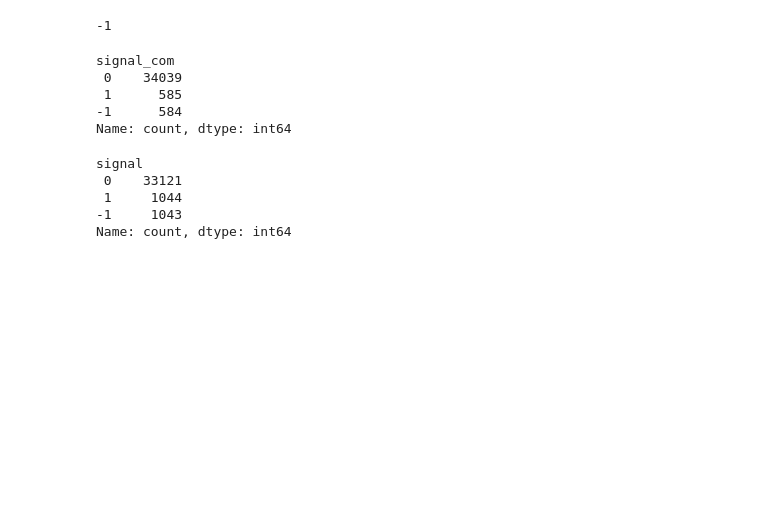
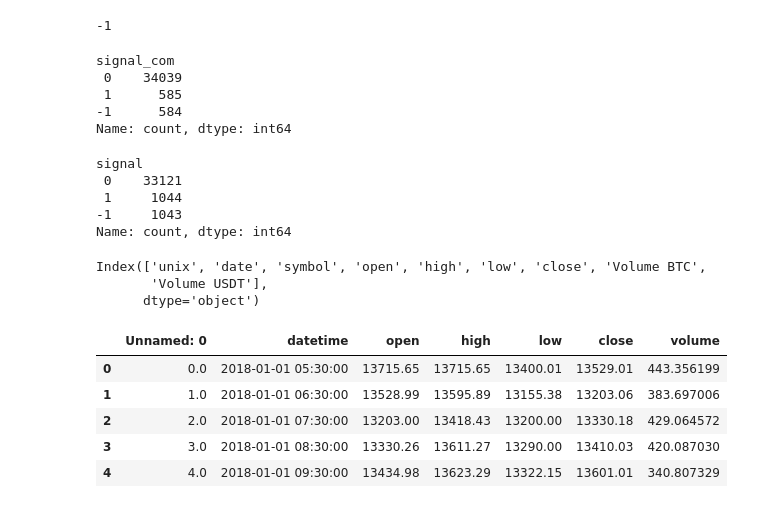
Before and after one commit to Doofinchmertz/ZeltaLabPS, a Jupyter notebook: BackTesting/src/Ayush/mfi.ipynb, the cells around one changed output. Saved outputs shown, nothing was run; the diff lists cells and outputs as text; code cells hidden in the pictures; blank space fills up the shorter version.

Commit message:
Ayush

```diff
--- a/BackTesting/src/Ayush/mfi.ipynb
+++ b/BackTesting/src/Ayush/mfi.ipynb
@@ -602,0 +605,30 @@ df.to_csv(r"C:\Users\ayush\Desktop\IITB\ZeltaLabPS\BackTesting\src\logs\mfi_natr
+# %%
+df3 = pd.read_csv(r"C:\Users\ayush\Desktop\IITB\ZeltaLabPS\BackTesting\src\Ayush\data.csv")
+# %%
+df3.head()
+print(df3.columns)
+# %% [output]
+Index(['unix', 'date', 'symbol', 'open', 'high', 'low', 'close', 'Volume BTC',
+       'Volume USDT'],
+      dtype='object')
+# %%
+df1 = pd.read_csv(r"C:\Users\ayush\Desktop\IITB\ZeltaLabPS\BackTesting\dataset\train\btcusdt_1h_train.csv")
+df2 = pd.read_csv(r"C:\Users\ayush\Desktop\IITB\ZeltaLabPS\BackTesting\dataset\test\btcusdt_1h_test.csv")
+# %%
+df3.rename(columns={'date': 'datetime'}, inplace=True)
+df3.rename(columns={'Volume USDT' : 'volume'}, inplace=True)
+df4 = df3[['datetime', 'open', 'high', 'low', 'close', 'volume']]
+
+df = pd.concat([df1, df2, df4], ignore_index=True)
+df = df.reset_index(drop=True)
+# %%
+df.tail()
+df = df.reset_index(drop=True)
+df.head()
+# %% [output]
+|  | Unnamed: 0 | datetime | open | high | low | close | volume |
+| 0 | 0.0 | 2018-01-01 05:30:00 | 13715.65 | 13715.65 | 13400.01 | 13529.01 | 443.356199 |
+| 1 | 1.0 | 2018-01-01 06:30:00 | 13528.99 | 13595.89 | 13155.38 | 13203.06 | 383.697006 |
+| 2 | 2.0 | 2018-01-01 07:30:00 | 13203.00 | 13418.43 | 13200.00 | 13330.18 | 429.064572 |
+| 3 | 3.0 | 2018-01-01 08:30:00 | 13330.26 | 13611.27 | 13290.00 | 13410.03 | 420.087030 |
+| 4 | 4.0 | 2018-01-01 09:30:00 | 13434.98 | 13623.29 | 13322.15 | 13601.01 | 340.807329 |
```
Also changed, not shown: parts of 1 cell of this notebook, 6 other files.
